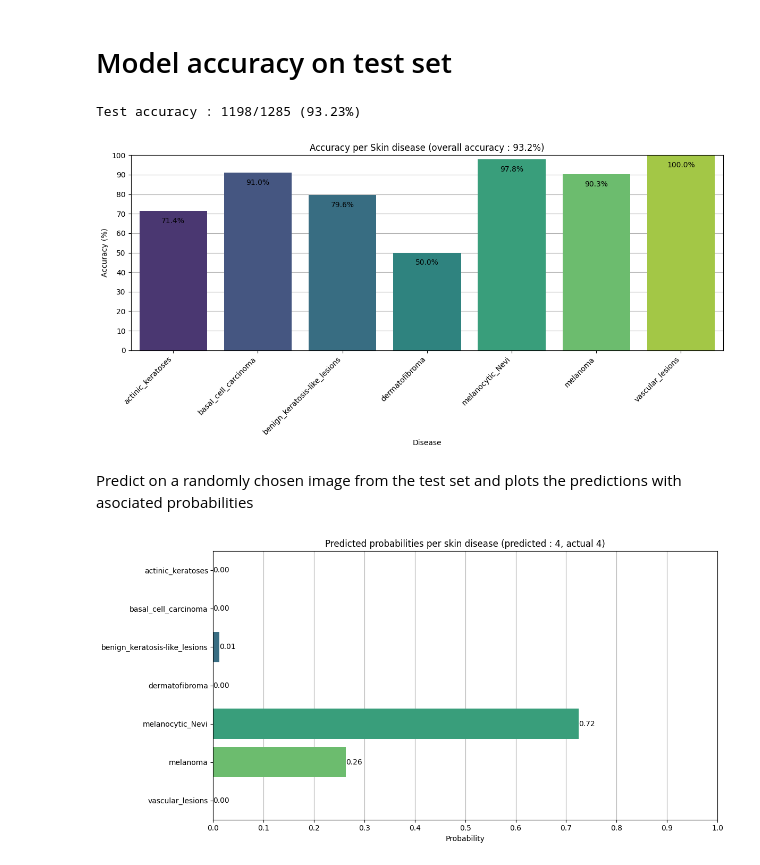
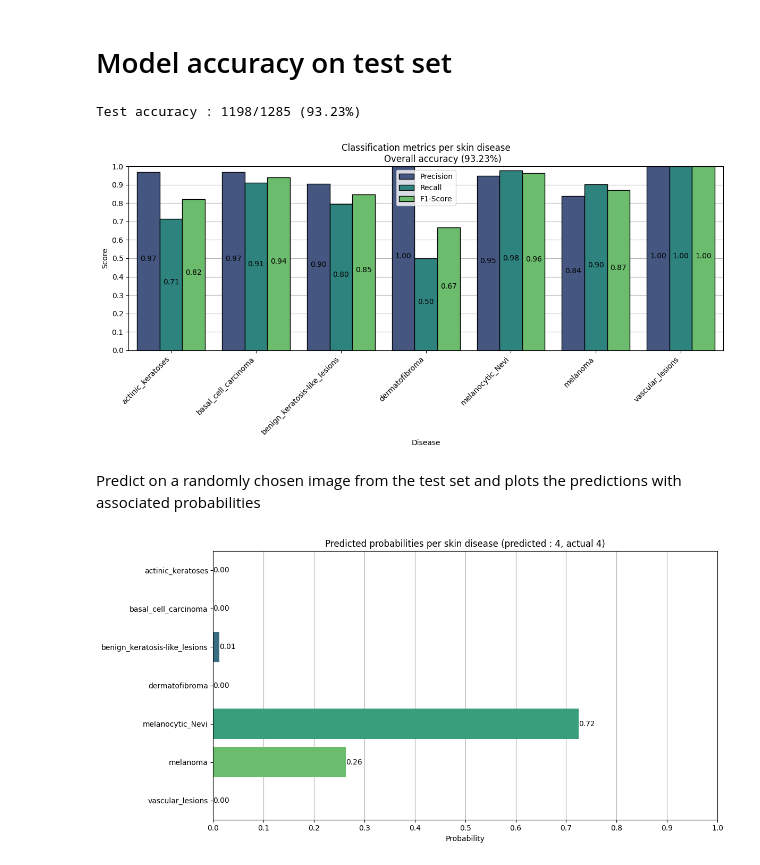
Before and after one commit to irrif/Computer_vision_skin_cancer_classification, a Jupyter notebook: skin_cancer.ipynb, the cells around one changed output. Saved outputs shown, nothing was run; the diff lists cells and outputs as text; code cells hidden in the pictures.

```diff
--- a/skin_cancer.ipynb
+++ b/skin_cancer.ipynb
@@ -249,38 +252,47 @@ if not sum(train_loss_history) == 0 and not sum(val_loss_history) == 0:
 [figure]
 # %% [markdown]
 # Model accuracy on test set
-# %%
-correct_per_class, total_per_class, overall_accuracy = test_model(model, device, test_dataloader, True)
-# %% [output]
-Test accuracy : 1198/1285 (93.23%)
-# %%
-# Prepare data for seaborn
-df = pd.DataFrame({
-    "Disease": list(label_mapping.values()),
-    "Accuracy (%)": [
-        (correct / total) * 100 if total > 0 else 0
-        for correct, total in zip(correct_per_class, total_per_class)
-    ]
-})
-
-plt.figure(figsize=(12, 6))
-ax = sns.barplot(x="Disease", y="Accuracy (%)", hue='Disease', data=df, palette="viridis")
-ax.set_axisbelow(True)
-# Annotate bars with accuracy values
-for i, acc in enumerate(df["Accuracy (%)"]):
-    ax.text(i, acc - 7, f"{acc:.1f}%", ha='center', va='bottom', color='black')
-
-plt.title(f"Accuracy per Skin disease (overall accuracy : {overall_accuracy:.1f}%)")
-plt.xticks(rotation=45, ha="right")
-plt.yticks(range(0, 101, 10))
-plt.ylim(0, 100)
-plt.grid(visible=True, axis='y')
-plt.tight_layout()
-plt.show()
-# %% [output]
-[figure, removed]
+# %%
+metrics = test_model(
+    model=model,
+    device=device,
+    test_loader=test_dataloader,
+    verbose=True
+)
+# %% [output]
+Test accuracy : 1198/1285 (93.23%)
+# %%
+data = []
+for cls in range(7):
+    data.append({'Disease': f'{label_mapping[cls]}', 'Metric': 'Precision', 'Score': metrics['precision'][cls]})
+    data.append({'Disease': f'{label_mapping[cls]}', 'Metric': 'Recall', 'Score': metrics['recall'][cls]})
+    data.append({'Disease': f'{label_mapping[cls]}', 'Metric': 'F1-Score', 'Score': metrics['f1'][cls]})
+
+df = pd.DataFrame(data)
+
+# Plot
+plt.figure(figsize=(12, 6))
+
+ax = sns.barplot(data=df, x='Disease', y='Score', hue='Metric', edgecolor='black', palette='viridis')
+ax.set_axisbelow(True)
+
+for container in ax.containers:
+    ax.bar_label(container, fmt='%.2f', label_type='center', padding=3)
+
+plt.xticks(rotation=45, ha="right")
+plt.yticks(np.arange(0, 1.1, 0.1))
+plt.ylim(0, 1)
+
+plt.title(f"Classification metrics per skin disease\n\
+            Overall accuracy ({metrics['overall_accuracy']:.2f}%)")
+plt.legend()
+plt.grid(visible=True, axis='y')
+plt.tight_layout()
+plt.show()
+# %% [output]
+[figure, added]
 # %% [markdown]
-Predict on a randomly chosen image from the test set and plots the predictions with asociated probabilities
+Predict on a randomly chosen image from the test set and plots the predictions with associated probabilities
 # %%
 # Pick an example from the dataset
 idx = np.random.choice(len(test_dataloader.dataset))
```
Also changed, not shown: parts of 1 cell of this notebook.
